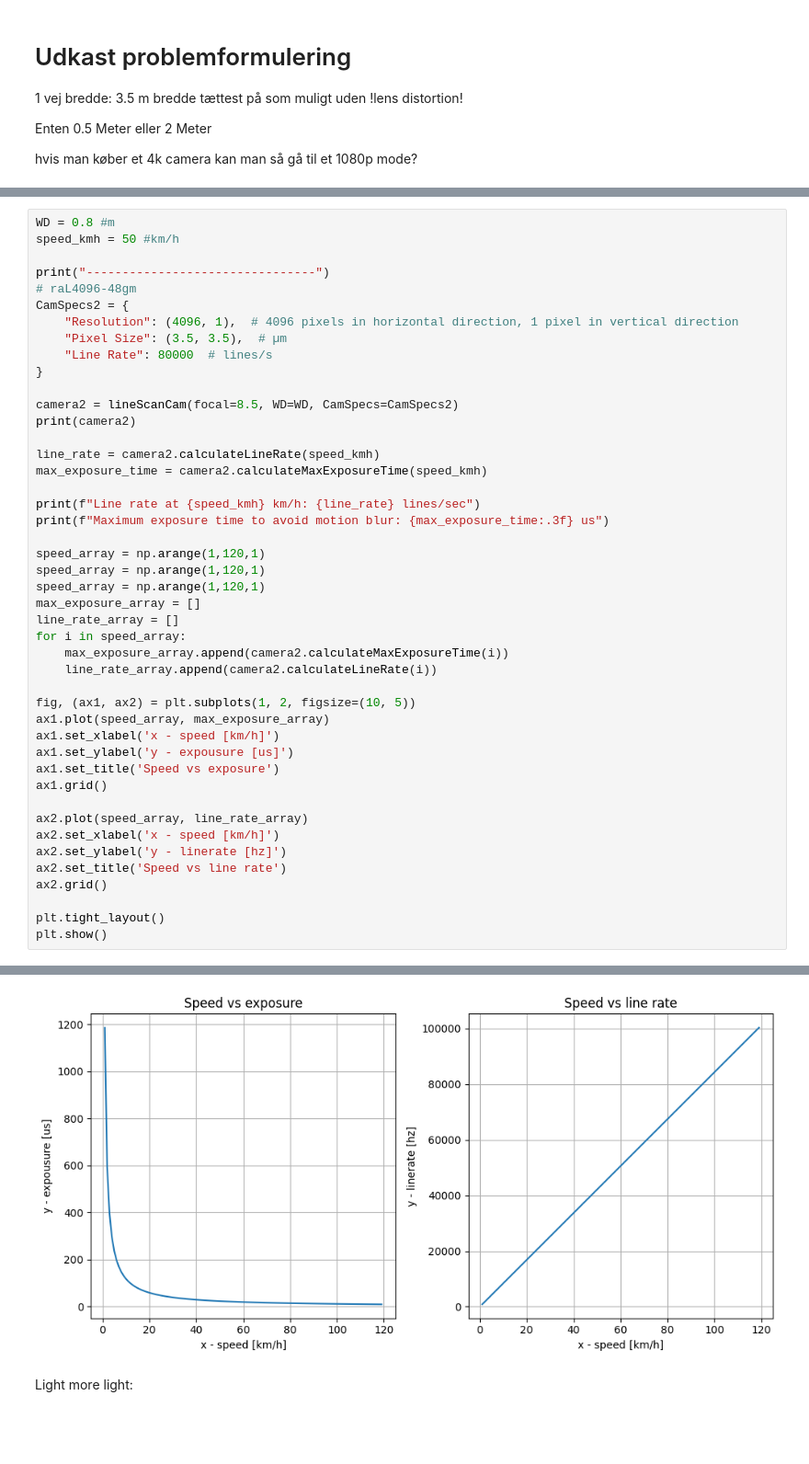
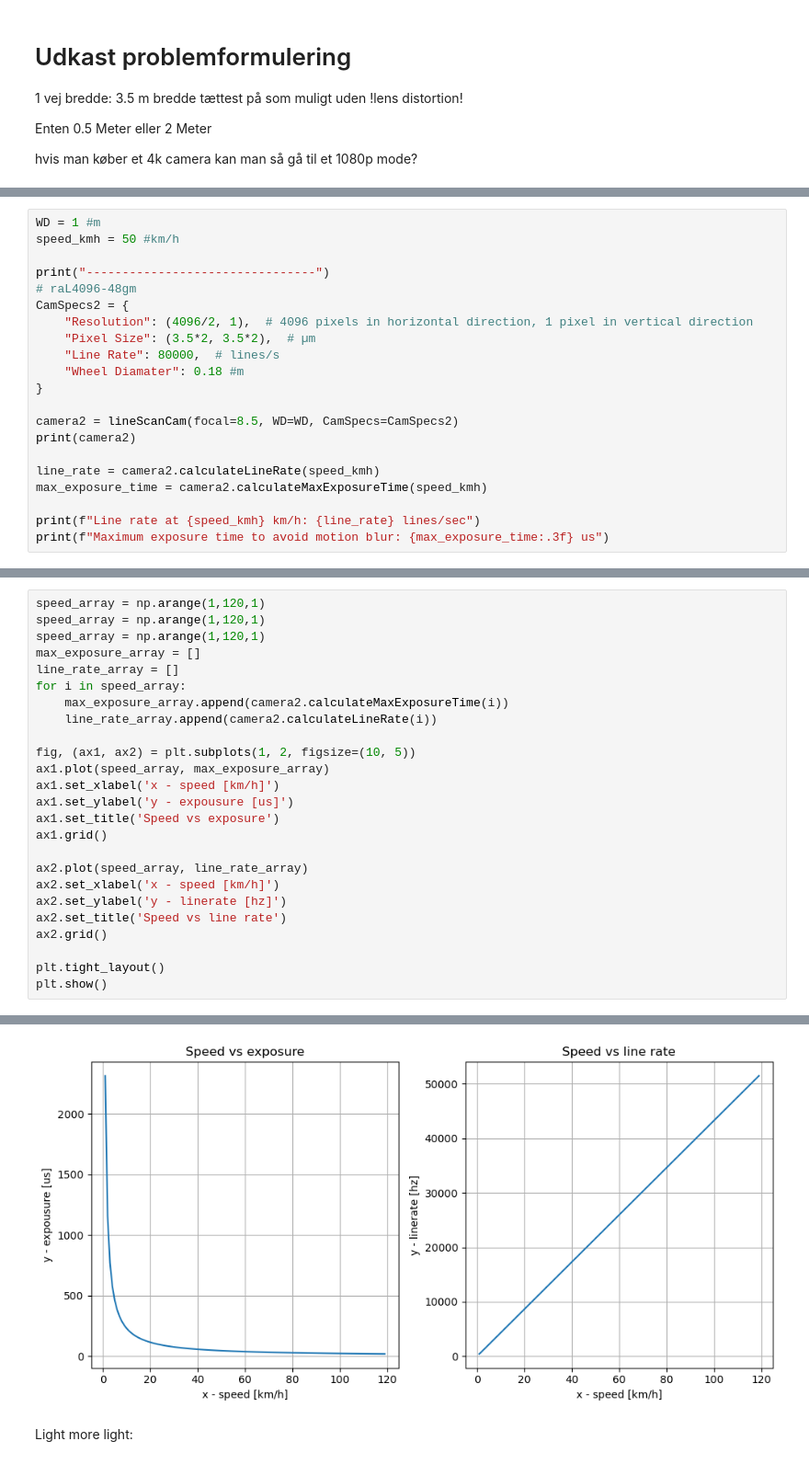
Before and after one commit to Rasmus-Ulstrup/Road-Anomaly-Detector, a Jupyter notebook: notebooks/CameraSpecs.ipynb, the cells around one changed output, grey strips where cells are left out. Shown at 92% size. Cells and saved outputs as stored; diff of their text form; blank space fills up the shorter version.

```diff
--- a/notebooks/CameraSpecs.ipynb
+++ b/notebooks/CameraSpecs.ipynb
@@ -162,0 +175,21 @@ class lineScanCam:
+# %%
+WD = 1 #m
+speed_kmh = 50 #km/h
+
+print("--------------------------------")
+# raL4096-48gm
+CamSpecs2 = {
+    "Resolution": (4096/2, 1),  # 4096 pixels in horizontal direction, 1 pixel in vertical direction
+    "Pixel Size": (3.5*2, 3.5*2),  # µm
+    "Line Rate": 80000,  # lines/s
+    "Wheel Diamater": 0.18 #m
+}
+
+camera2 = lineScanCam(focal=8.5, WD=WD, CamSpecs=CamSpecs2)
+print(camera2)
+
+line_rate = camera2.calculateLineRate(speed_kmh)
+max_exposure_time = camera2.calculateMaxExposureTime(speed_kmh)
+
+print(f"Line rate at {speed_kmh} km/h: {line_rate} lines/sec")
+print(f"Maximum exposure time to avoid motion blur: {max_exposure_time:.3f} us")
@@ -163,24 +207,4 @@ class lineScanCam:
 # %%
-WD = 0.8 #m
-speed_kmh = 50 #km/h
-
-print("--------------------------------")
-# raL4096-48gm
-CamSpecs2 = {
-    "Resolution": (4096, 1),  # 4096 pixels in horizontal direction, 1 pixel in vertical direction
-    "Pixel Size": (3.5, 3.5),  # µm
-    "Line Rate": 80000  # lines/s
-}
-
-camera2 = lineScanCam(focal=8.5, WD=WD, CamSpecs=CamSpecs2)
-print(camera2)
-
-line_rate = camera2.calculateLineRate(speed_kmh)
-max_exposure_time = camera2.calculateMaxExposureTime(speed_kmh)
-
-print(f"Line rate at {speed_kmh} km/h: {line_rate} lines/sec")
-print(f"Maximum exposure time to avoid motion blur: {max_exposure_time:.3f} us")
-
 speed_array = np.arange(1,120,1)
 speed_array = np.arange(1,120,1)
 speed_array = np.arange(1,120,1)
@@ -218,4 +233,4 @@ Maximum exposure time to avoid motion blur: 23.718 us
-[figure, old version]
+[figure, new version]
 # %% [markdown]
 Light more light:
 # %%
```
Also changed, not shown: parts of 3 cells of this notebook, 8 other files.
